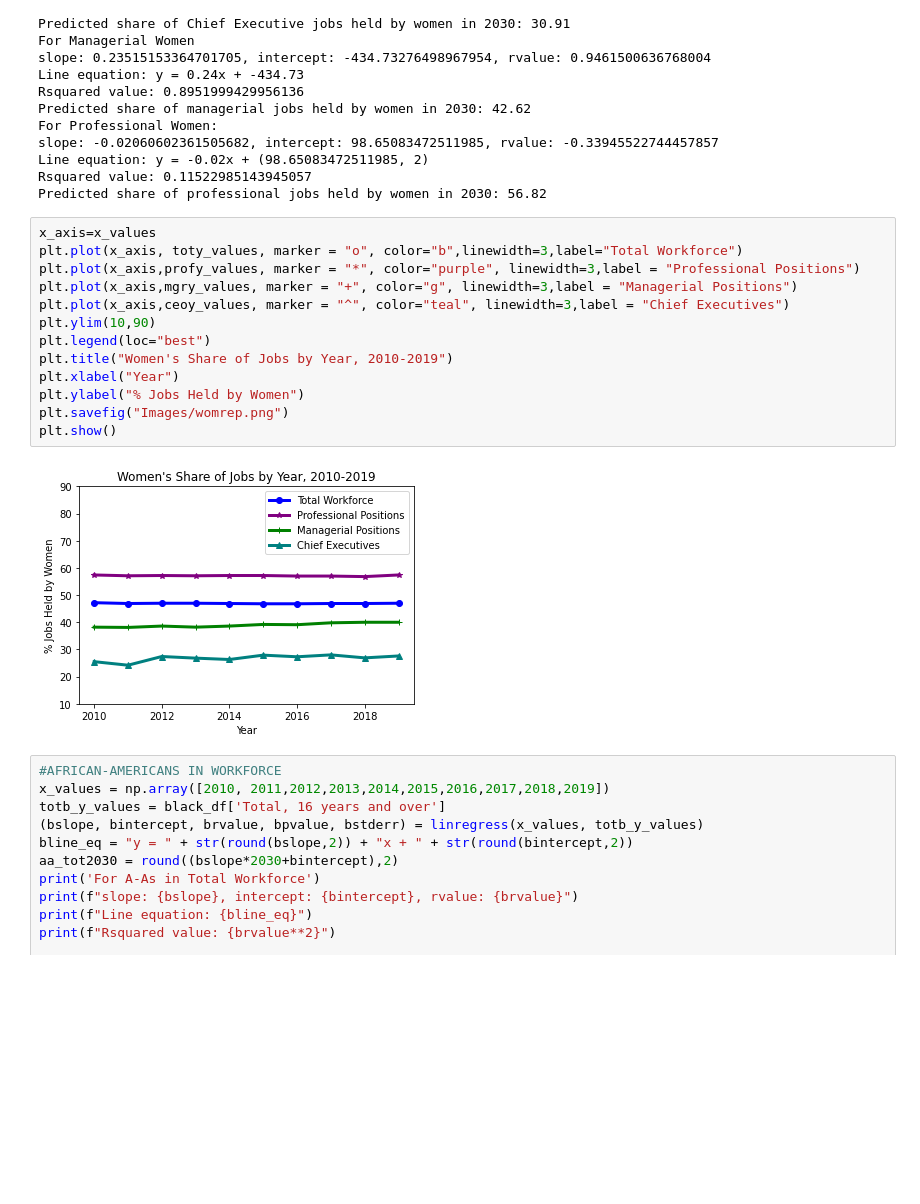
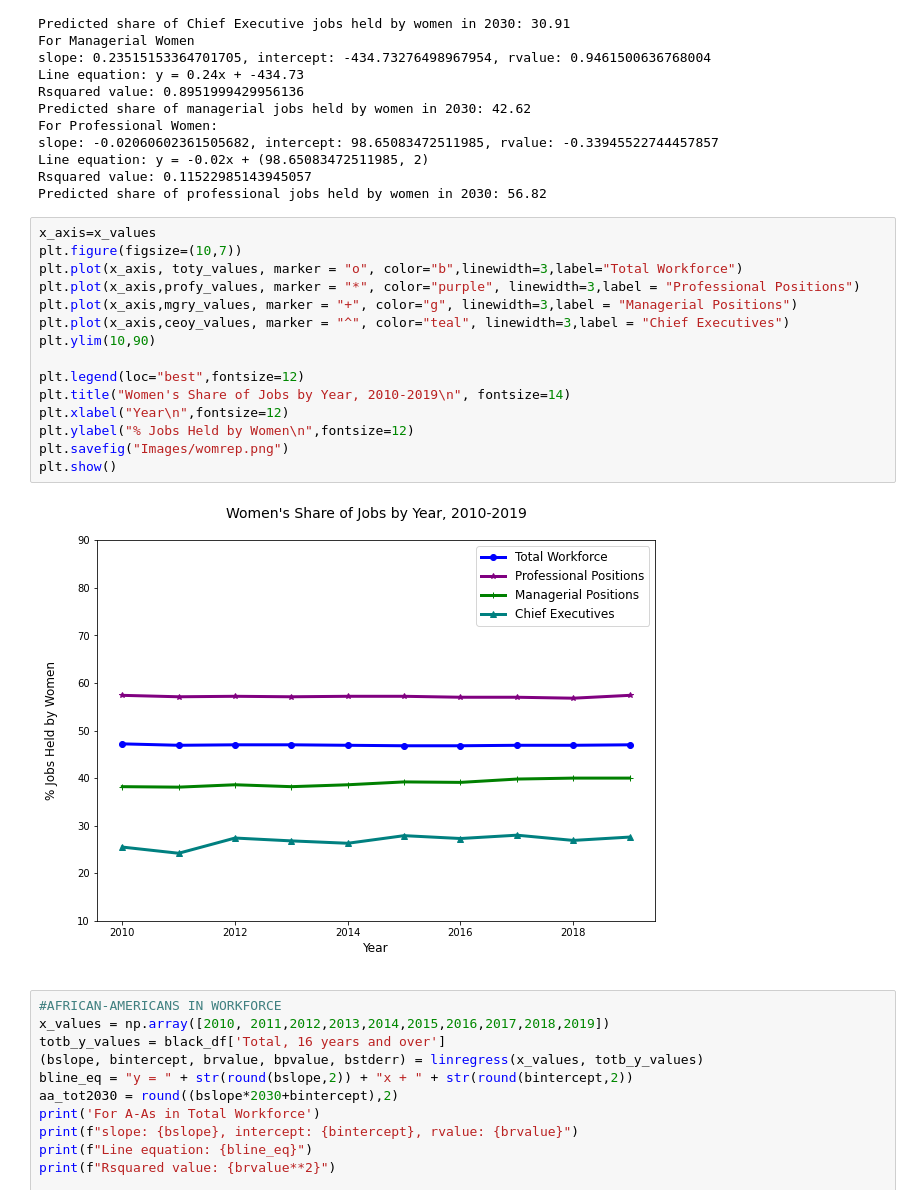
Before and after one commit to chinnamanaidu/project_rutgers, a Jupyter notebook: BLS_Project.ipynb, the cells around one changed output. Drawn from its saved outputs; the diff is of its cells as text; blank space fills up the shorter version.

Commit message:
Refining chart design

```diff
--- a/BLS_Project.ipynb
+++ b/BLS_Project.ipynb
@@ -240,19 +240,21 @@ Rsquared value: 0.11522985143945057
 Predicted share of professional jobs held by women in 2030: 56.82
 # %%
 x_axis=x_values
+plt.figure(figsize=(10,7))
 plt.plot(x_axis, toty_values, marker = "o", color="b",linewidth=3,label="Total Workforce")
 plt.plot(x_axis,profy_values, marker = "*", color="purple", linewidth=3,label = "Professional Positions")
 plt.plot(x_axis,mgry_values, marker = "+", color="g", linewidth=3,label = "Managerial Positions")
 plt.plot(x_axis,ceoy_values, marker = "^", color="teal", linewidth=3,label = "Chief Executives")
 plt.ylim(10,90)
-plt.legend(loc="best")
-plt.title("Women's Share of Jobs by Year, 2010-2019")
-plt.xlabel("Year")
-plt.ylabel("% Jobs Held by Women")
+
+plt.legend(loc="best",fontsize=12)
+plt.title("Women's Share of Jobs by Year, 2010-2019\n", fontsize=14)
+plt.xlabel("Year\n",fontsize=12)
+plt.ylabel("% Jobs Held by Women\n",fontsize=12)
 plt.savefig("Images/womrep.png")
 plt.show()
 # %% [output]
-[figure, old version]
+[figure, new version]
 # %%
 #AFRICAN-AMERICANS IN WORKFORCE
 x_values = np.array([2010, 2011,2012,2013,2014,2015,2016,2017,2018,2019])
```
Also changed, not shown: parts of 8 cells of this notebook.
